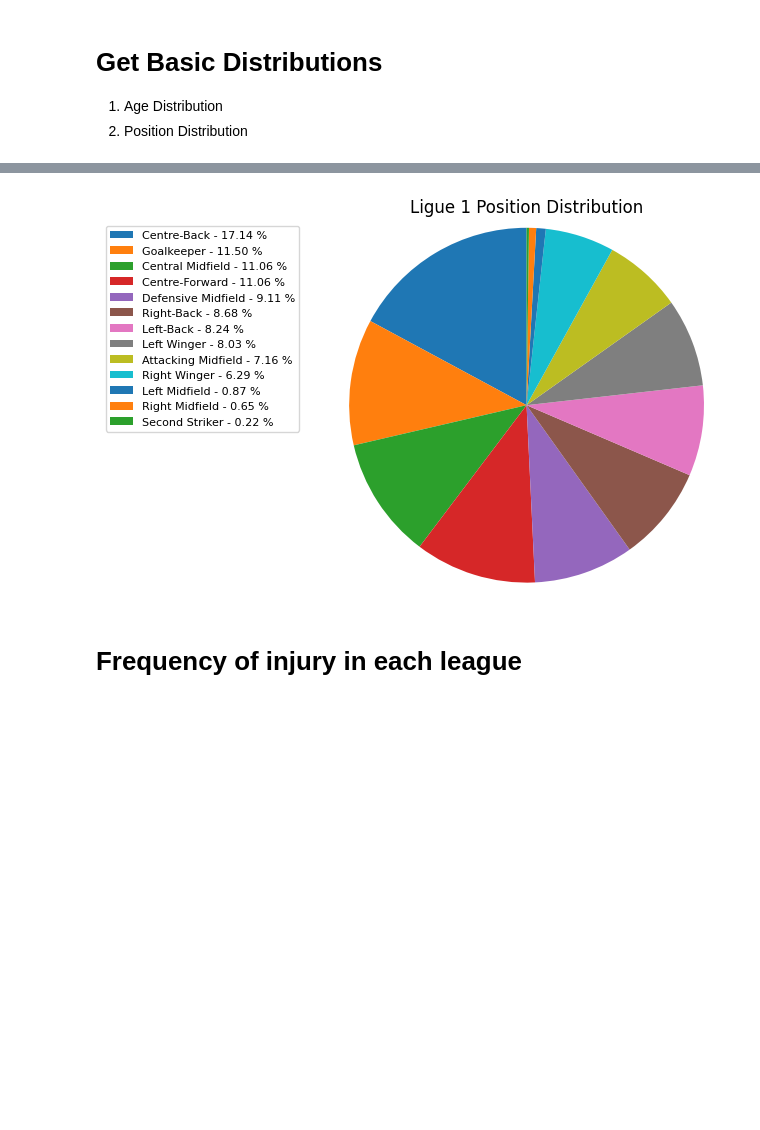
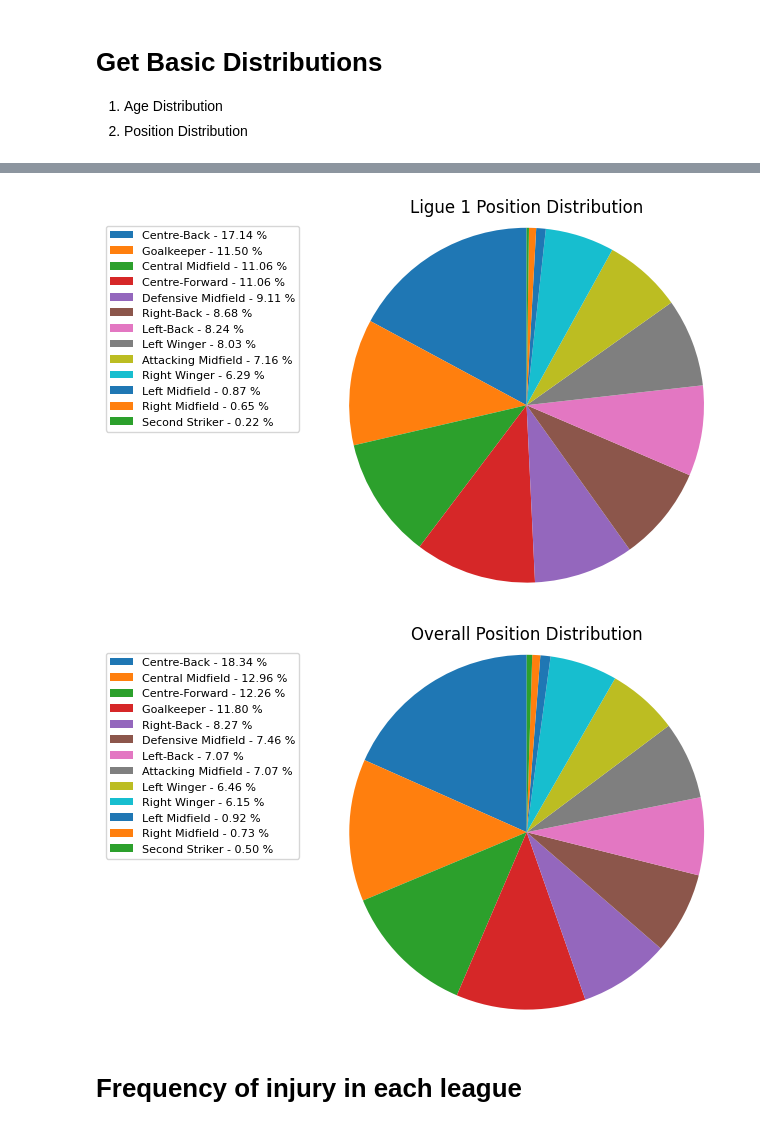
Before and after one commit to tsumian/MA4199-Injury-Prediction, a Jupyter notebook: ma4199-data-preprocessing.ipynb, the cells around one changed output, grey strips where cells are left out. Cells and saved outputs as stored; diff of their text form; code cells hidden in the pictures; blank space fills up the shorter version.

```diff
--- a/ma4199-data-preprocessing.ipynb
+++ b/ma4199-data-preprocessing.ipynb
@@ -169,34 +312,35 @@ def get_pos_dist(pos, title):
 
     # Get pie chart slice values from the values of position_counts
     y = position_counts.to_numpy()
 
-#     colors = ['yellowgreen','red','gold','lightskyblue','white','lightcoral','blue','pink', 'darkgreen','yellow','grey','violet','magenta','cyan']
     porcent = 100.*y/y.sum()
 
     patches, texts = plt.pie(y, startangle=90, radius=1.2)
     labels = ['{0} - {1:1.2f} %'.format(i,j) for i,j in zip(x, porcent)]
 
     sort_legend = True
     if sort_legend:
         patches, labels, dummy =  zip(*sorted(zip(patches, labels, y),
                                               key=lambda x: x[2],
                                               reverse=True))
 
     plt.legend(patches, labels, bbox_to_anchor=(-0.1, 1.),
                fontsize=8)
     plt.title(title)
     plt.show()
 get_pos_dist(prem_player_data_df["Position"], "Premier League Position Distribution")
 get_pos_dist(laliga_player_data_df["Position"], "La Liga Position Distribution")
 get_pos_dist(bundesliga_player_data_df["Position"], "Bundesliga Position Distribution")
 get_pos_dist(serie_a_player_data_df["Position"], "Serie A Position Distribution")
 get_pos_dist(ligue_1_player_data_df["Position"], "Ligue 1 Position Distribution")
+get_pos_dist(combined_df["Position"], "Overall Position Distribution")
 # %% [output]
 [figure]
 [figure]
 [figure]
 [figure]
 [figure]
+[figure, added]
 # %% [markdown]
 # Frequency of injury in each league
 # %%
```
Also changed, not shown: parts of 20 cells of this notebook.
